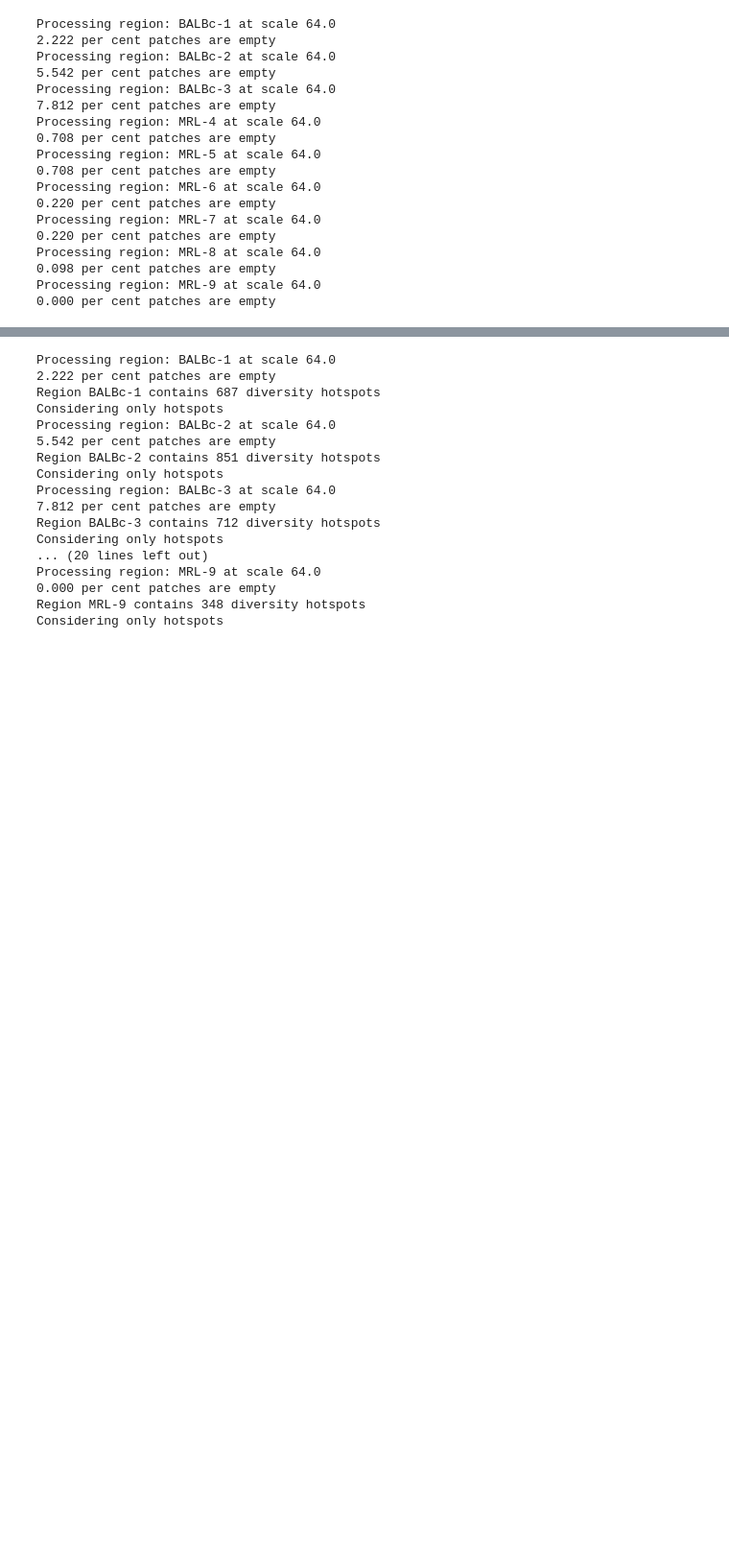
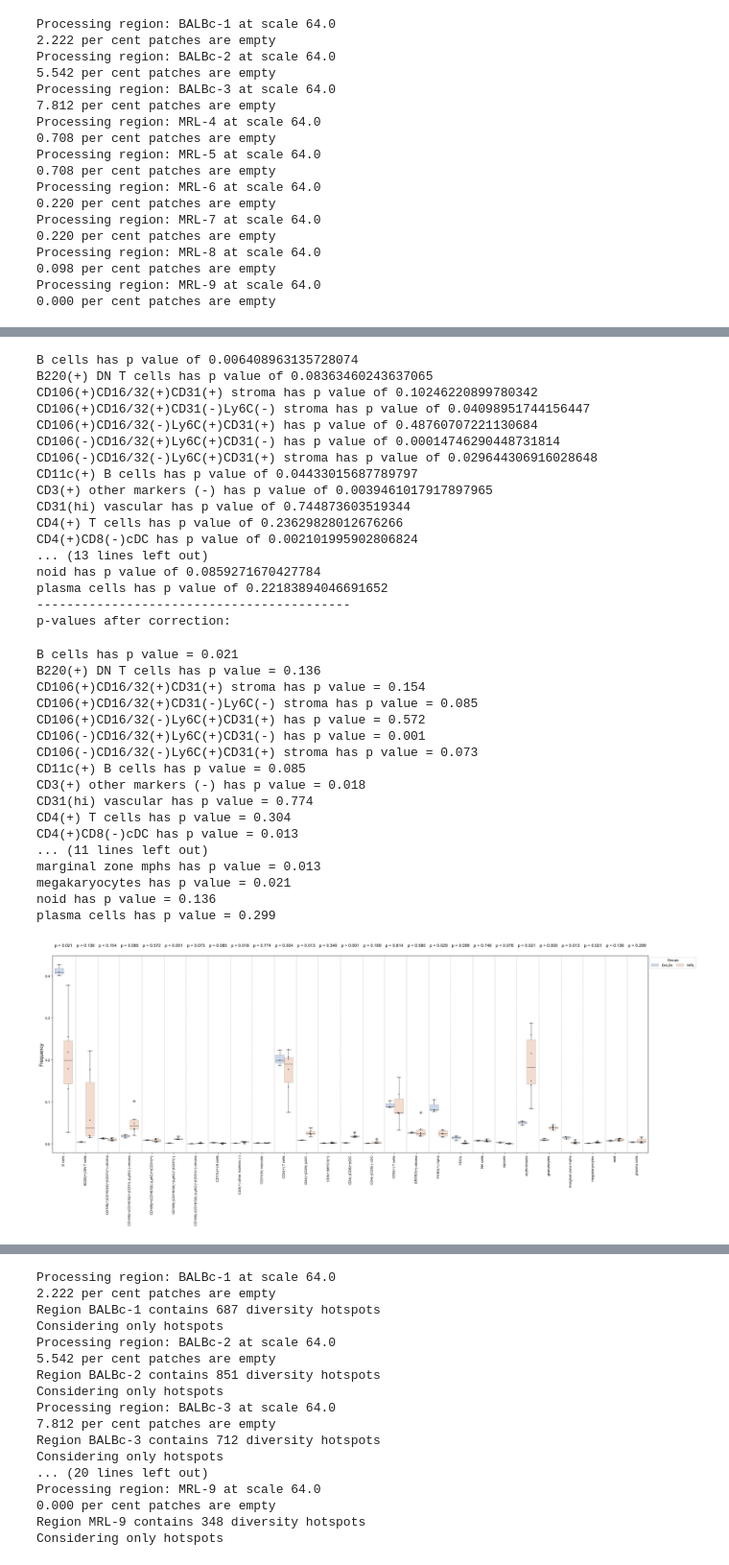
Before and after one commit to Feanor007/MESA, a Jupyter notebook: docs/notebooks/tutorials/MESA_Tutorials.ipynb, the cells around one changed output, grey strips where cells are left out. Shown at 96% size. Saved outputs shown, nothing was run; the diff lists cells and outputs as text; code cells hidden in the pictures; blank space fills up the shorter version.

```diff
--- a/docs/notebooks/tutorials/MESA_Tutorials.ipynb
+++ b/docs/notebooks/tutorials/MESA_Tutorials.ipynb
@@ -284,0 +349,71 @@ Region MRL-9 contains 348 diversity hotspots
+# %%
+# Perform t-tests
+selected_p_values = []
+for ct in selected_cell_types:
+    group1 = global_freq[(global_freq['cell_type'] == ct) & (global_freq['group'] == 'BALBc')]['Frequency']
+    group2 = global_freq[(global_freq['cell_type'] == ct) & (global_freq['group'] == 'MRL')]['Frequency']
+    t_stat, p_value = stats.ttest_ind(group1, group2, equal_var=False)
+    print(f"{ct} has p value of {p_value}")
+    selected_p_values.append(p_value)
+
+pvals_corrected = stats.false_discovery_control(selected_p_values, method='bh')
+print('-'*42)
+print(f"p-values after correction:")
+
+# Plot
+fig, ax = plt.subplots(figsize=(30,10))
+sns.boxplot(data=global_freq, x='cell_type', y='Frequency', hue='group', palette='muted', boxprops=dict(alpha=.3), ax=ax, dodge=True, order=selected_cell_types)
+sns.swarmplot(data=global_freq, x='cell_type', y='Frequency', hue='group', palette='dark:black', size=2.0, dodge=True, order=selected_cell_types, ax=ax, edgecolor='gray', linewidth=0.5)
+handles, labels = ax.get_legend_handles_labels()
+ax.legend(handles[:2], labels[:2], title="Groups", handletextpad=1, columnspacing=1, bbox_to_anchor=(1, 1), ncol=3, frameon=True)
+plt.xticks(rotation=90)
+
+p_vals_corrected_dict = {}
+yrange = ax.get_ylim()[1] - ax.get_ylim()[0]
+for i, ct in enumerate(selected_cell_types):
+    ax.text(i, yrange, f"p = {pvals_corrected[i]:.3f}", ha='center', fontsize=12, rotation=0)
+    print(f"{ct} has p value = {pvals_corrected[i]:.3f}", flush=True)
+    p_vals_corrected_dict[ct] = pvals_corrected[i]
+
+for i in range(len(selected_cell_types) - 1):
+    ax.axvline(i + 0.55, color='grey', linestyle='--', linewidth=0.5)
+
+ax.set_ylabel("Frequency", fontsize=14)
+ax.set_xlabel('')
+plt.show()
+# %% [output]
+B cells has p value of 0.006408963135728074
+B220(+) DN T cells has p value of 0.08363460243637065
+CD106(+)CD16/32(+)CD31(+) stroma has p value of 0.10246220899780342
+CD106(+)CD16/32(+)CD31(-)Ly6C(-) stroma has p value of 0.04098951744156447
+CD106(+)CD16/32(-)Ly6C(+)CD31(+) has p value of 0.48760707221130684
+CD106(-)CD16/32(+)Ly6C(+)CD31(-) has p value of 0.00014746290448731814
+CD106(-)CD16/32(-)Ly6C(+)CD31(+) stroma has p value of 0.029644306916028648
+CD11c(+) B cells has p value of 0.04433015687789797
+CD3(+) other markers (-) has p value of 0.0039461017917897965
+CD31(hi) vascular has p value of 0.744873603519344
+CD4(+) T cells has p value of 0.23629828012676266
+CD4(+)CD8(-)cDC has p value of 0.002101995902806824
+... (13 lines left out)
+noid has p value of 0.0859271670427784
+plasma cells has p value of 0.22183894046691652
+------------------------------------------
+p-values after correction:
+B cells has p value = 0.021
+B220(+) DN T cells has p value = 0.136
+CD106(+)CD16/32(+)CD31(+) stroma has p value = 0.154
+CD106(+)CD16/32(+)CD31(-)Ly6C(-) stroma has p value = 0.085
+CD106(+)CD16/32(-)Ly6C(+)CD31(+) has p value = 0.572
+CD106(-)CD16/32(+)Ly6C(+)CD31(-) has p value = 0.001
+CD106(-)CD16/32(-)Ly6C(+)CD31(+) stroma has p value = 0.073
+CD11c(+) B cells has p value = 0.085
+CD3(+) other markers (-) has p value = 0.018
+CD31(hi) vascular has p value = 0.774
+CD4(+) T cells has p value = 0.304
+CD4(+)CD8(-)cDC has p value = 0.013
+... (11 lines left out)
+marginal zone mphs has p value = 0.013
+megakaryocytes has p value = 0.021
+noid has p value = 0.136
+plasma cells has p value = 0.299
+[figure, added]
```
Also changed, not shown: parts of 14 cells of this notebook, 2 other files.
